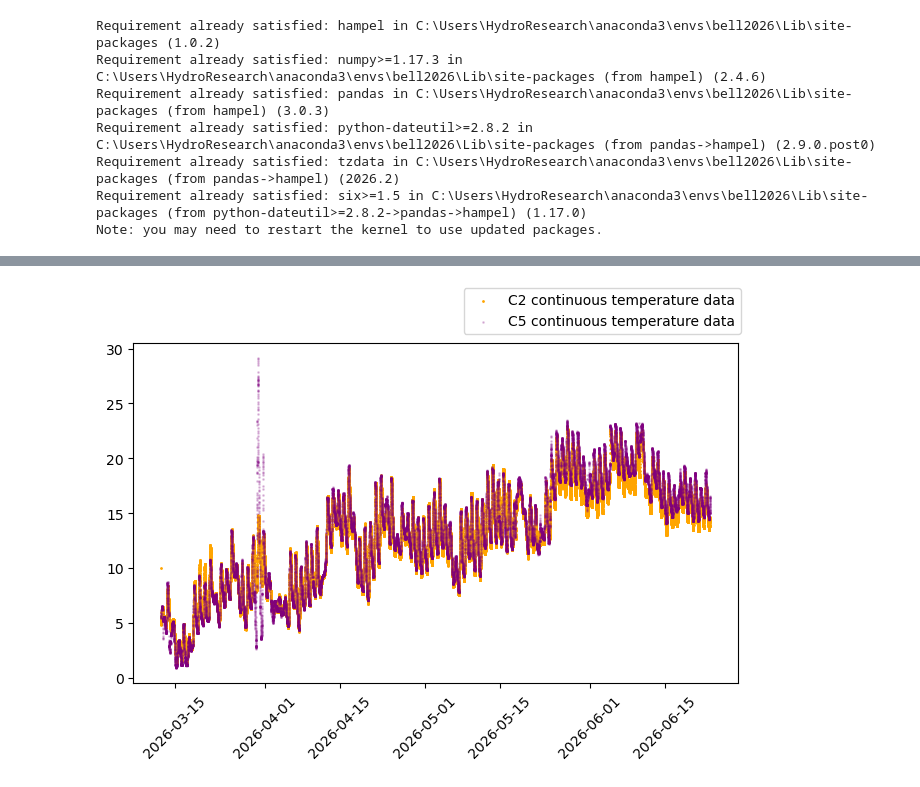
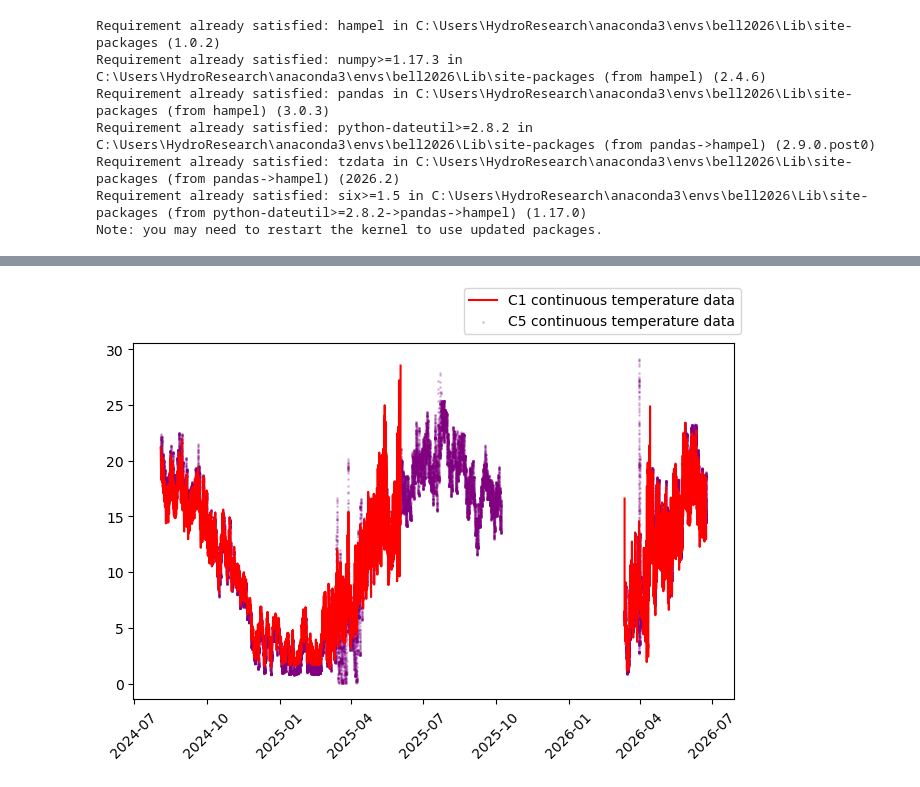
Before and after one commit to sauron-245/summer_26, a Jupyter notebook: summer 2026/CreeksBell2026.ipynb, the cells around one changed output, grey strips where cells are left out. Saved outputs shown, nothing was run; the diff lists cells and outputs as text; code cells hidden in the pictures.

```diff
--- a/summer 2026/CreeksBell2026.ipynb
+++ b/summer 2026/CreeksBell2026.ipynb
@@ -112,15 +112,15 @@ plt.show;
 # %%
 fig, ax = plt.subplots(layout='constrained')
-# plt.plot(C1hobodfdate, C1filteredhobo, color = "red", label = "C1 continuous temperature data")
-plt.scatter(C2hobodfdate, C2filteredhobo, s= 1, color = "orange", label = "C2 continuous temperature data")
+plt.plot(C1hobodfdate, C1filteredhobo, color = "red", label = "C1 continuous temperature data")
+#plt.scatter(C2hobodfdate, C2filteredhobo, s= 1, color = "orange", label = "C2 continuous temperature data")
 # plt.plot(C4hobodfdate, C4filteredhobo, color = "green", label = "C4 continuous temperature data")
 plt.scatter(C5hobodfdate, C5filteredhobo, s = 1, color = "purple", alpha = 0.2, label = "C5 continuous temperature data")
 # plt.scatter(weather.Date, weather.loc[:,"Mean  Celcius Teperature"], s = 1, color = "green", label = "air temperature")
 plt.xticks(rotation=45)
 # plt.ylim((-5, 20))
 # plt.xlim((pd.to_datetime("2026-02-18"), pd.to_datetime("2026-02-20")))
 
 fig.legend(loc='outside upper right')
 plt.show;
 # %% [output]
-[figure, old version]
+[figure, new version]
```
Also changed, not shown: parts of 13 cells of this notebook, 6 other files.
